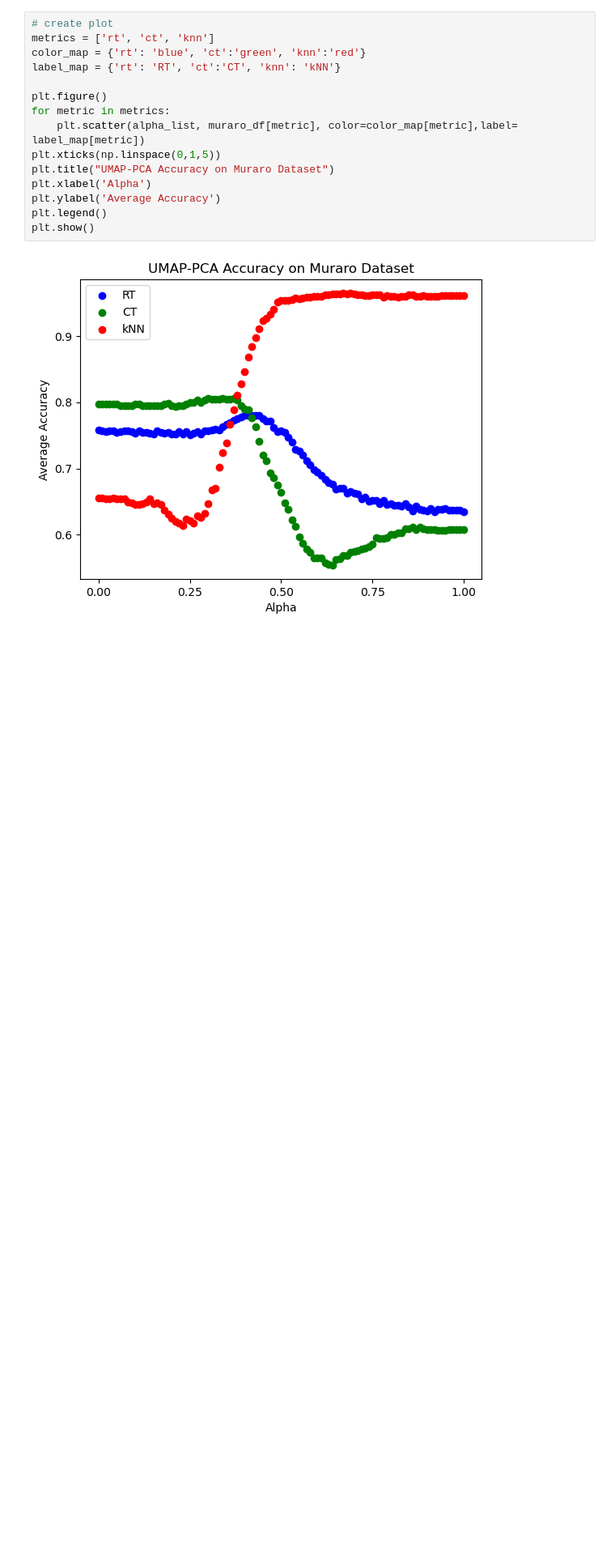
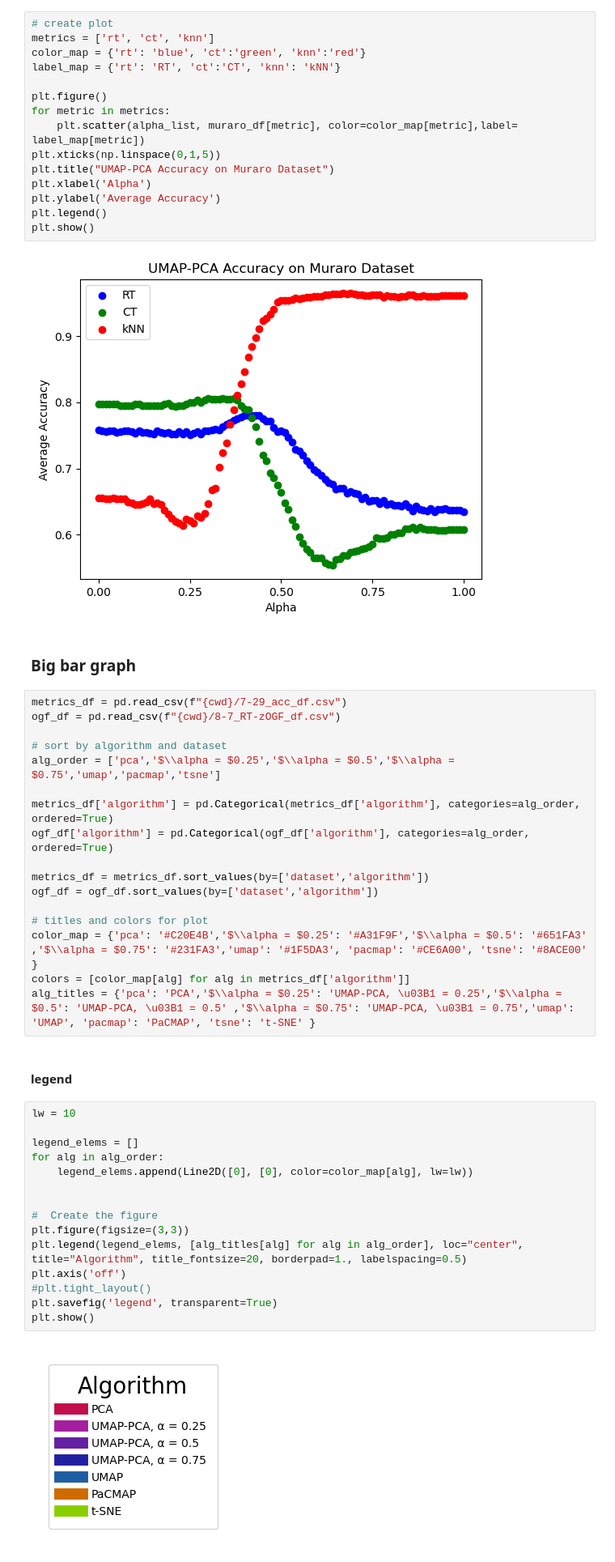
Before and after one commit to corinne-ort/drpaper25, a Jupyter notebook: sick_plots.ipynb, the cells around one changed output. Shown at 81% size. Cells and saved outputs as stored; diff of their text form; blank space fills up the shorter version.

Commit message:
big bar graphs

```diff
--- a/sick_plots.ipynb
+++ b/sick_plots.ipynb
@@ -92,3 +78,41 @@ plt.legend()
 plt.show()
 # %% [output]
 [figure]
+# %% [markdown]
+### Big bar graph ###
+# %%
+metrics_df = pd.read_csv(f"{cwd}/7-29_acc_df.csv")
+ogf_df = pd.read_csv(f"{cwd}/8-7_RT-zOGF_df.csv")
+
+# sort by algorithm and dataset
+alg_order = ['pca','$\\alpha = $0.25','$\\alpha = $0.5','$\\alpha = $0.75','umap','pacmap','tsne']
+
+metrics_df['algorithm'] = pd.Categorical(metrics_df['algorithm'], categories=alg_order, ordered=True)
+ogf_df['algorithm'] = pd.Categorical(ogf_df['algorithm'], categories=alg_order, ordered=True)
+
+metrics_df = metrics_df.sort_values(by=['dataset','algorithm'])
+ogf_df = ogf_df.sort_values(by=['dataset','algorithm'])
+
+# titles and colors for plot
+color_map = {'pca': '#C20E4B','$\\alpha = $0.25': '#A31F9F','$\\alpha = $0.5': '#651FA3' ,'$\\alpha = $0.75': '#231FA3','umap': '#1F5DA3', 'pacmap': '#CE6A00', 'tsne': '#8ACE00' }
+colors = [color_map[alg] for alg in metrics_df['algorithm']]
+alg_titles = {'pca': 'PCA','$\\alpha = $0.25': 'UMAP-PCA, \u03B1 = 0.25','$\\alpha = $0.5': 'UMAP-PCA, \u03B1 = 0.5' ,'$\\alpha = $0.75': 'UMAP-PCA, \u03B1 = 0.75','umap': 'UMAP', 'pacmap': 'PaCMAP', 'tsne': 't-SNE' }
+# %% [markdown]
+#### legend ####
+# %%
+lw = 10
+
+legend_elems = []
+for alg in alg_order:
+    legend_elems.append(Line2D([0], [0], color=color_map[alg], lw=lw))
+
+
+#  Create the figure
+plt.figure(figsize=(3,3))
+plt.legend(legend_elems, [alg_titles[alg] for alg in alg_order], loc="center", title="Algorithm", title_fontsize=20, borderpad=1., labelspacing=0.5)
+plt.axis('off')
+#plt.tight_layout()
+plt.savefig('legend', transparent=True)
+plt.show()
+# %% [output]
+[figure, added]
```
Also changed, not shown: parts of 7 cells of this notebook, 1 other file.
